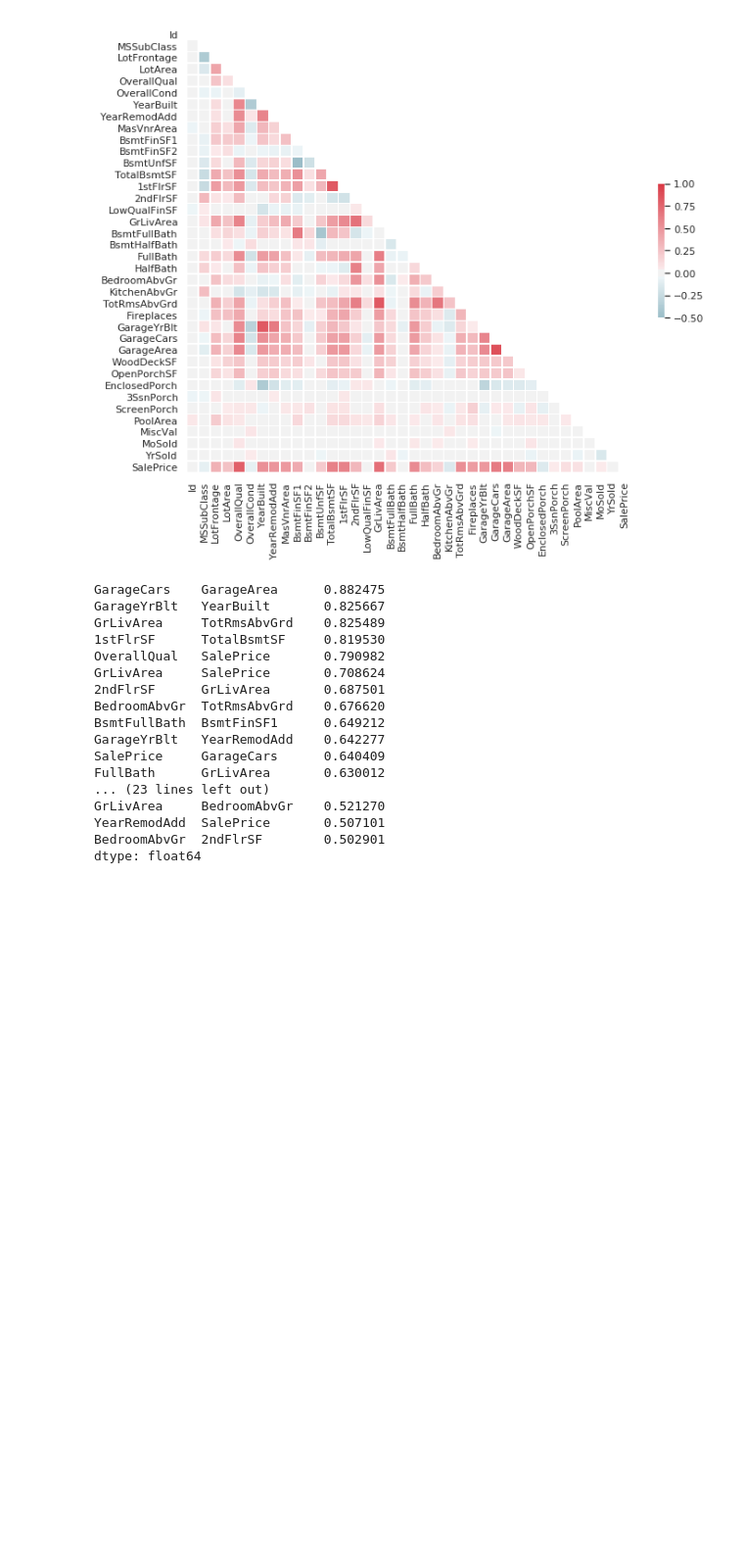
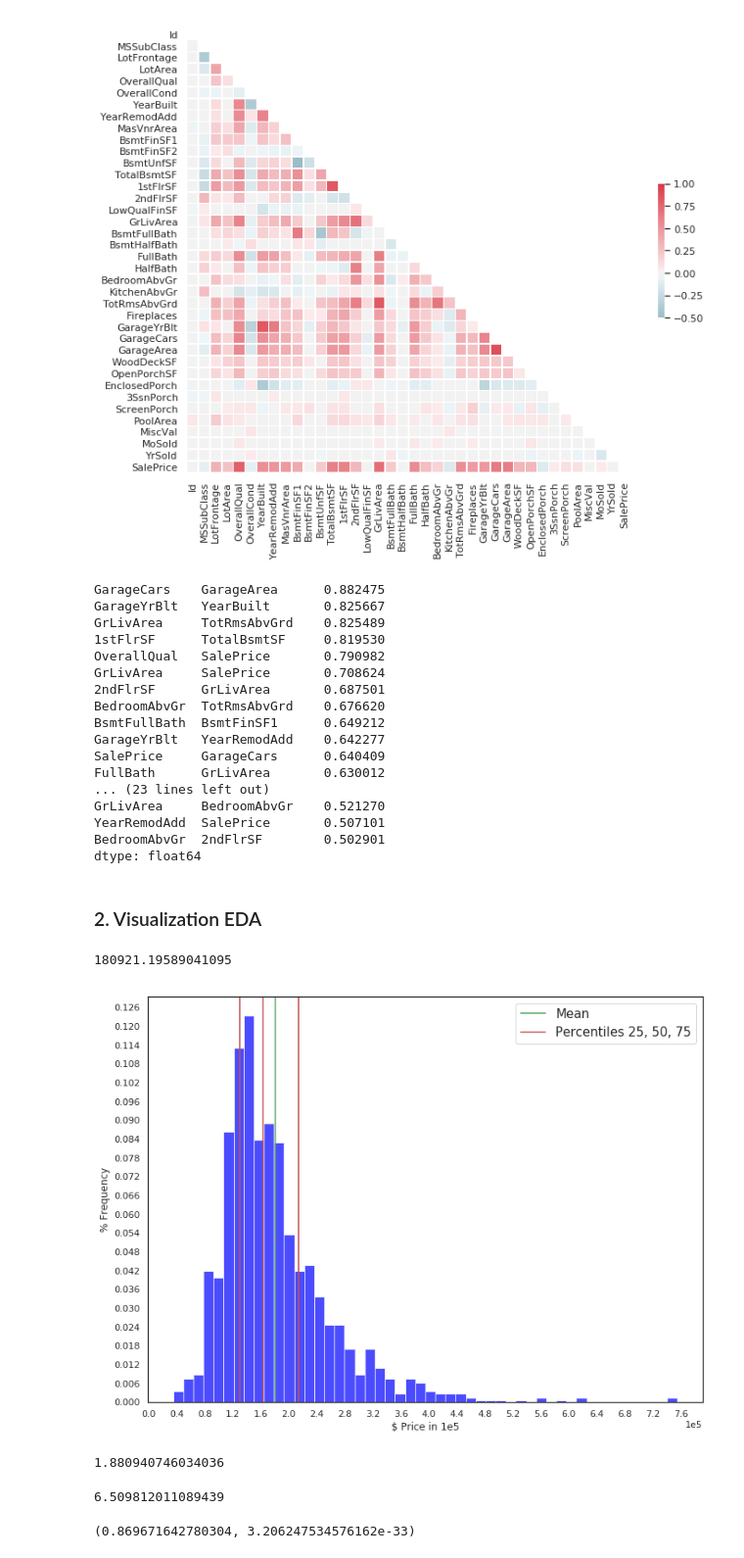
Before and after one commit to evolsidog/Kaggle-Funny, a Jupyter notebook: house-prices-advanced-regression-techniques/EDA_V0.ipynb, the cells around one changed output. Shown: that part at 98% size. Cells and saved outputs as stored; diff of their text form; code cells hidden in the pictures; blank space fills up the shorter version.

Commit message:
Add normalization tests

```diff
--- a/house-prices-advanced-regression-techniques/EDA_V0.ipynb
+++ b/house-prices-advanced-regression-techniques/EDA_V0.ipynb
@@ -71,3 +75,46 @@ GrLivArea     BedroomAbvGr    0.521270
 YearRemodAdd  SalePrice       0.507101
 BedroomAbvGr  2ndFlrSF        0.502901
 dtype: float64
+# %% [markdown]
+### 2. Visualization EDA
+# %%
+train_df['SalePrice'].mean()
+# %% [output]
+180921.19589041095
+# %%
+def plot_target_histogram(y, num_bins=50, name='target'):
+    fig, ax = plt.subplots(figsize=(12,9))
+    ax.ticklabel_format(style='sci', axis='x', scilimits=(0, 0))
+    ax.hist(y, num_bins, weights=np.zeros_like(train_df.SalePrice) + 1. / train_df.SalePrice.size, facecolor='blue', alpha=0.7)
+    ax.xaxis.set_major_locator(MaxNLocator(25))
+    ax.yaxis.set_major_locator(MaxNLocator(25))
+    plt.ylabel('% Frequency')
+    plt.xlabel('$ Price in 1e5')
+    # plt.hist(np.log1p(y), bins=num_bins, facecolor='blue', alpha=0.7)
+    plt.axvline(train_df['SalePrice'].mean(), color='g')
+    plt.axvline(train_df['SalePrice'].quantile(0.25), color='r')
+    plt.axvline(train_df['SalePrice'].median(), color='r')
+    plt.axvline(train_df['SalePrice'].quantile(0.75), color='r')
+    plt.legend(['Mean', 'Percentiles 25, 50, 75'], prop={'size': 15})
+    plt.show()
+# %%
+plot_target_histogram(train_df['SalePrice'])
+# %% [output]
+[figure, added]
+# %%
+# Falta de simetria o asimétrica -> Mayor asimetria con respecto a la media por la derecha ya que el valor es positiv
+skew(train_df['SalePrice'])
+# %% [output]
+1.880940746034036
+# %%
+# Curtosis -> leptocúrtica: más apuntada y con colas menos gruesas que la normal.
+kurtosis(train_df['SalePrice'])
+# %% [output]
+6.509812011089439
+# %%
+# Saphiro wilk test -> Test de normalidad to small sets
+shapiro(train_df['SalePrice'])
+# First value -> Statistic test is proximate to 1.
+# Second value -> p value which don't allow to refuse null hypothesis
+# %% [output]
+(0.869671642780304, 3.206247534576162e-33)
```
Also changed, not shown: parts of 4 cells of this notebook.
